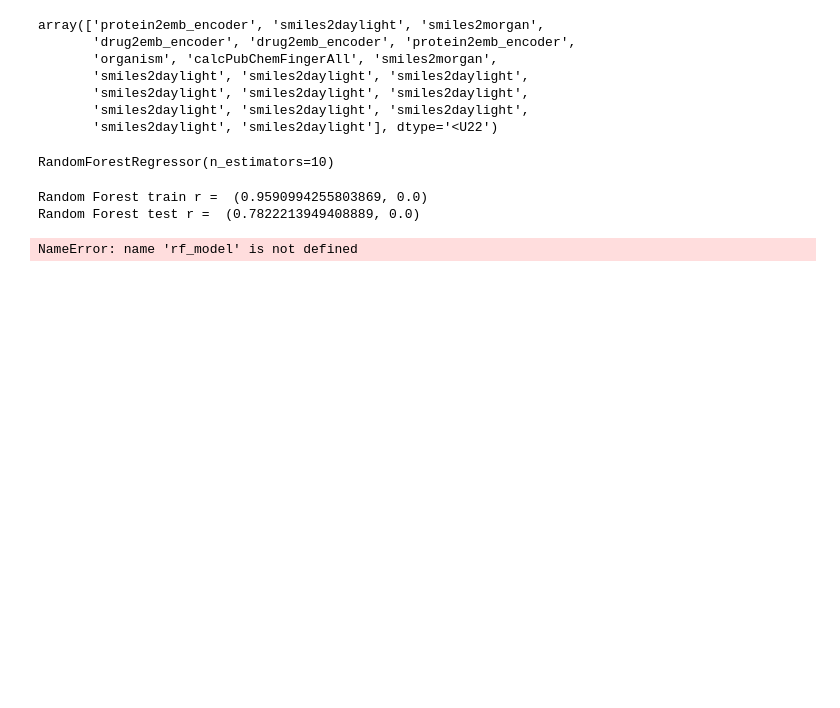
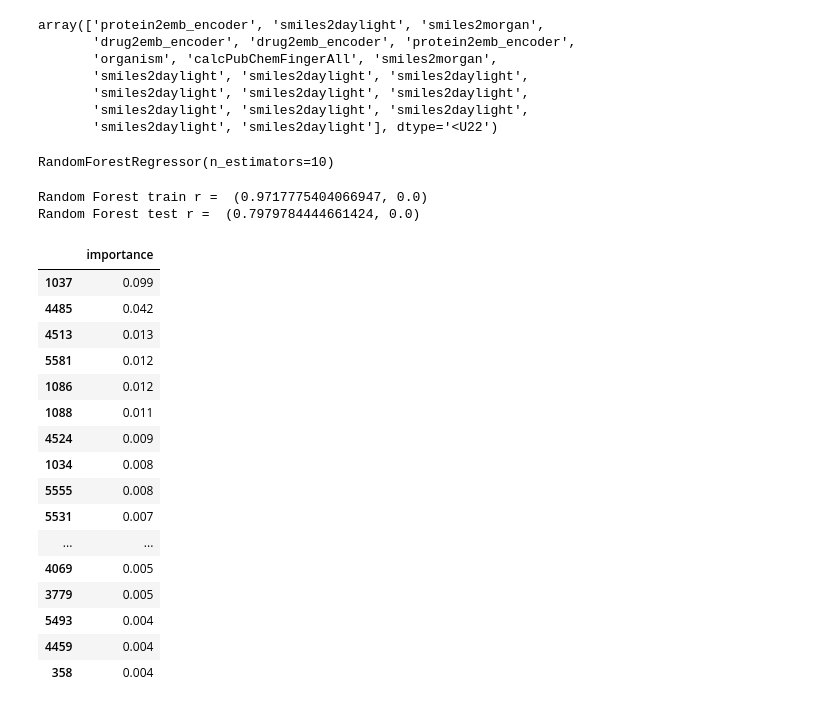
Before and after one commit to jchartove/DeepPurpose-omic, a Jupyter notebook: new_model_10_8.ipynb, the cells around one changed output. Drawn from its saved outputs; the diff is of its cells as text; code cells hidden in the pictures; blank space fills up the shorter version.

```diff
--- a/new_model_10_8.ipynb
+++ b/new_model_10_8.ipynb
@@ -805,13 +845,13 @@ rf_model.fit(train_scaled, y_train)
 # %% [output]
 RandomForestRegressor(n_estimators=10)
 # %%
-a = pearsonr(y_train, loaded_model.predict(train_scaled))
-b = pearsonr(y_test, loaded_model.predict(test_scaled))
+a = pearsonr(pic50_train, rf_model.predict(train_scaled))
+b = pearsonr(pic50_test, rf_model.predict(test_scaled))
 print("Random Forest train r = ",a)
 print("Random Forest test r = ",b)
 # %% [output]
-Random Forest train r =  (0.9590994255803869, 0.0)
-Random Forest test r =  (0.7822213949408889, 0.0)
+Random Forest train r =  (0.9717775404066947, 0.0)
+Random Forest test r =  (0.7979784444661424, 0.0)
 # %%
 filename = 'rf_model.sav'
 #pickle.dump(rf_model, open(filename, 'wb'))
@@ -869,9 +909,26 @@ loaded_model = pickle.load(open(filename, 'rb'))
 # %%
 importances = pd.DataFrame({'importance':np.round(rf_model.feature_importances_,3)})
 out = importances.sort_values('importance',ascending=False)
-importances["Type"] = typelist
-type_importance = importances.groupby(by=['Type']).sum()
-type_importance.sort_values('importance',ascending=False)
+out.head(20)
+#importances["Type"] = typelist
+#type_importance = importances.groupby(by=['Type']).sum()
+#type_importance.sort_values('importance',ascending=False)
 # %% [output]
-NameError: name 'rf_model' is not defined
+|  | importance |
+| 1037 | 0.099 |
+| 4485 | 0.042 |
+| 4513 | 0.013 |
+| 5581 | 0.012 |
+| 1086 | 0.012 |
+| 1088 | 0.011 |
+| 4524 | 0.009 |
+| 1034 | 0.008 |
+| 5555 | 0.008 |
+| 5531 | 0.007 |
+| ... | ... |
+| 4069 | 0.005 |
+| 3779 | 0.005 |
+| 5493 | 0.004 |
+| 4459 | 0.004 |
+| 358 | 0.004 |
 # %%
```
Also changed, not shown: parts of 31 cells of this notebook, 3 other files.
